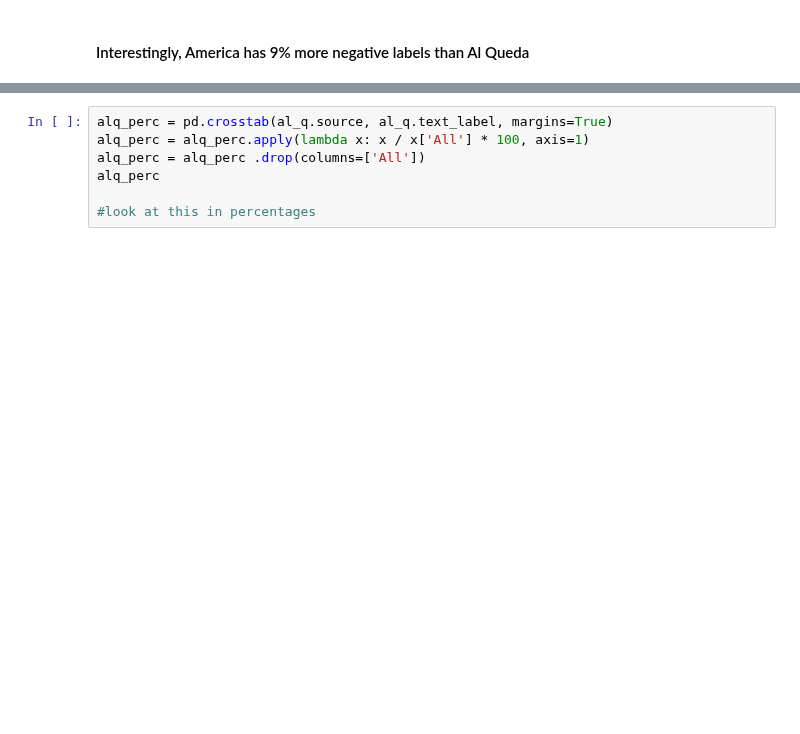
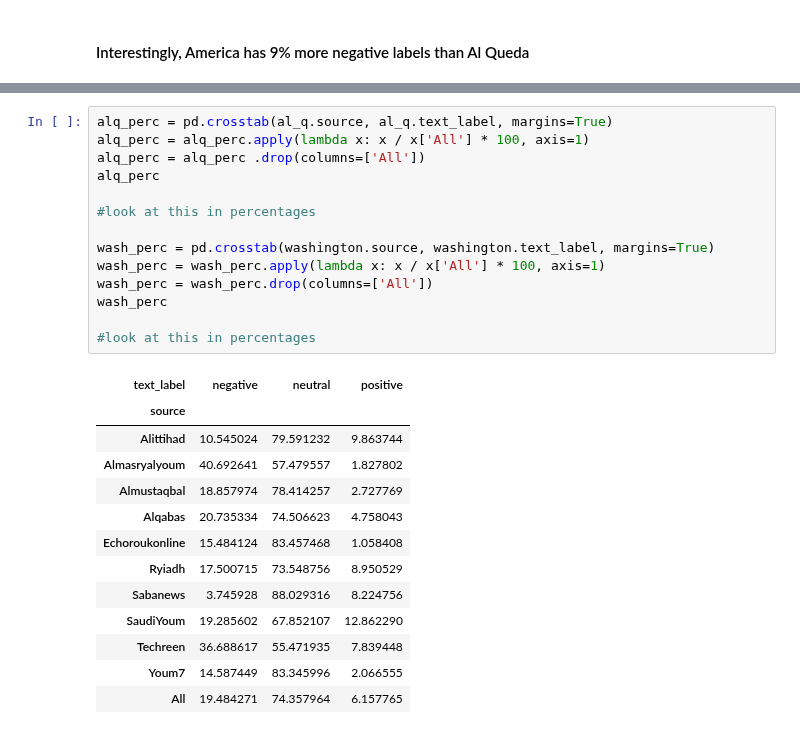
Before and after one commit to Rachuig-Green-Rackley-Shiben/arabic_media_nlp_project, a Jupyter notebook: mindy_drafts/mindy_MVP_explore.ipynb, the cells around one changed output, grey strips where cells are left out. Cells and saved outputs as stored; diff of their text form; blank space fills up the shorter version.

```diff
--- a/mindy_drafts/mindy_MVP_explore.ipynb
+++ b/mindy_drafts/mindy_MVP_explore.ipynb
@@ -347,10 +484,31 @@ america_perc
 # %%
 alq_perc = pd.crosstab(al_q.source, al_q.text_label, margins=True)
 alq_perc = alq_perc.apply(lambda x: x / x['All'] * 100, axis=1)
 alq_perc = alq_perc .drop(columns=['All'])
 alq_perc
 
 #look at this in percentages
+
+wash_perc = pd.crosstab(washington.source, washington.text_label, margins=True)
+wash_perc = wash_perc.apply(lambda x: x / x['All'] * 100, axis=1)
+wash_perc = wash_perc.drop(columns=['All'])
+wash_perc
+
+#look at this in percentages
+# %% [output]
+| text_label | negative | neutral | positive |
+| source |  |  |  |
+| Alittihad | 10.545024 | 79.591232 | 9.863744 |
+| Almasryalyoum | 40.692641 | 57.479557 | 1.827802 |
+| Almustaqbal | 18.857974 | 78.414257 | 2.727769 |
+| Alqabas | 20.735334 | 74.506623 | 4.758043 |
+| Echoroukonline | 15.484124 | 83.457468 | 1.058408 |
+| Ryiadh | 17.500715 | 73.548756 | 8.950529 |
+| Sabanews | 3.745928 | 88.029316 | 8.224756 |
+| SaudiYoum | 19.285602 | 67.852107 | 12.862290 |
+| Techreen | 36.688617 | 55.471935 | 7.839448 |
+| Youm7 | 14.587449 | 83.345996 | 2.066555 |
+| All | 19.484271 | 74.357964 | 6.157765 |
 # %%
 wash_perc = pd.crosstab(washington.source, washington.text_label, margins=True)
 wash_perc = wash_perc.apply(lambda x: x / x['All'] * 100, axis=1)
```
Also changed, not shown: parts of 50 cells of this notebook, 3 other files.
